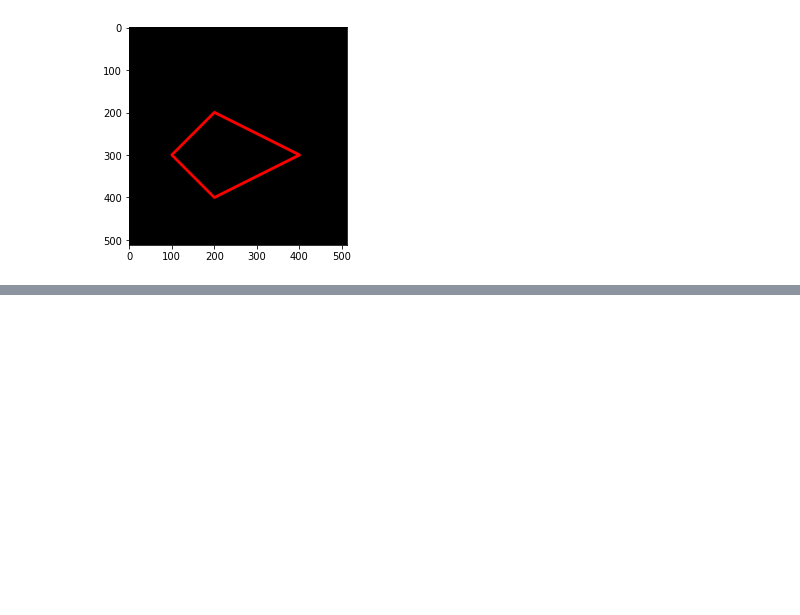
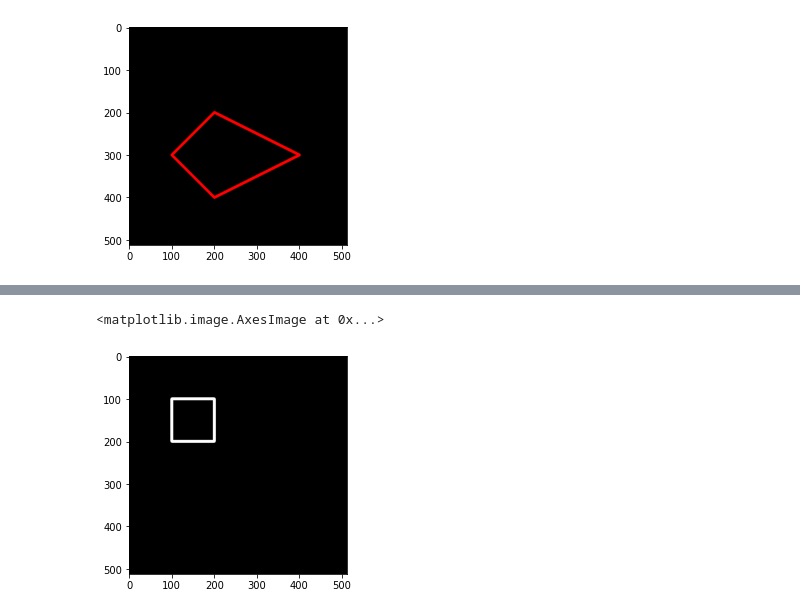
Before and after one commit to hhidayatinc/PCVK_Martikulasi_2022, a Jupyter notebook: Week2.ipynb, the cells around one changed output, grey strips where cells are left out. Drawn from its saved outputs; the diff is of its cells as text; code cells hidden in the pictures; blank space fills up the shorter version.

```diff
--- a/Week2.ipynb
+++ b/Week2.ipynb
@@ -108,3 +108,6 @@ plt.imshow(black_img2)
 # %% [output]
 <matplotlib.image.AxesImage at 0x...>
 [figure]
+# %%
+black_img3=np.zeros(shape=(512,512,3),dtype=np.int32)
+plt.imshow(black_img3)
@@ -110,0 +117,6 @@ plt.imshow(black_img2)
+# %%
+cv.rectangle(black_img3,pt1=(100,100),pt2=(200,200),color=(255,255,255),thickness=5)
+plt.imshow(black_img3)
+# %% [output]
+<matplotlib.image.AxesImage at 0x...>
+[figure, added]
```
Also changed, not shown: parts of 9 cells of this notebook.
